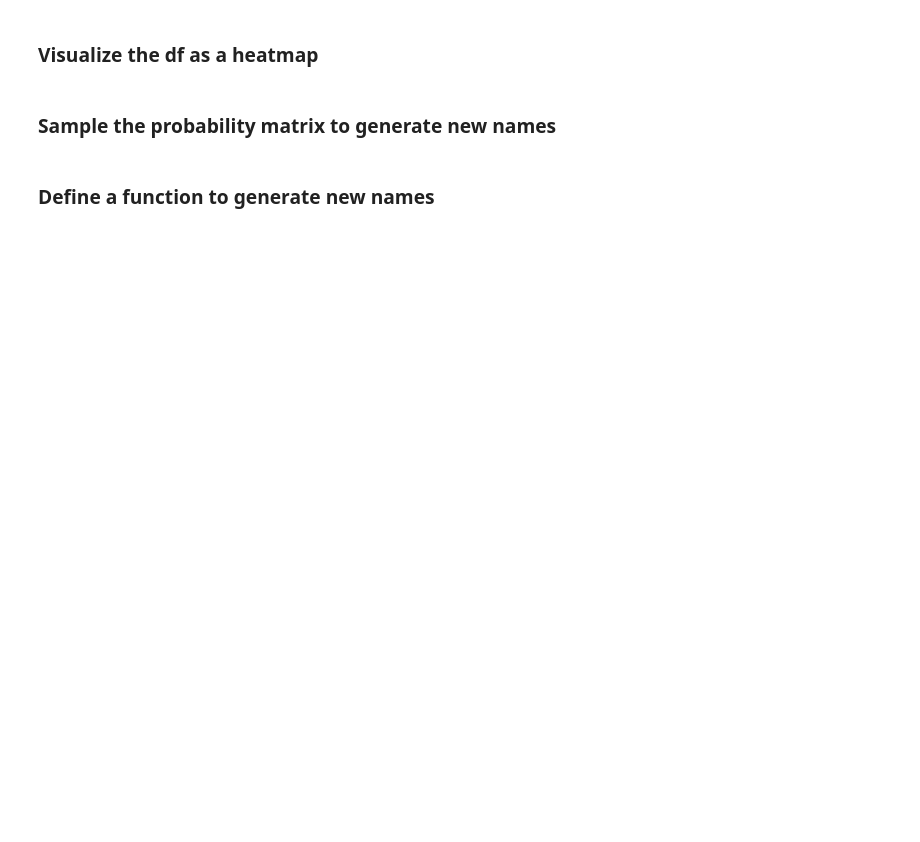
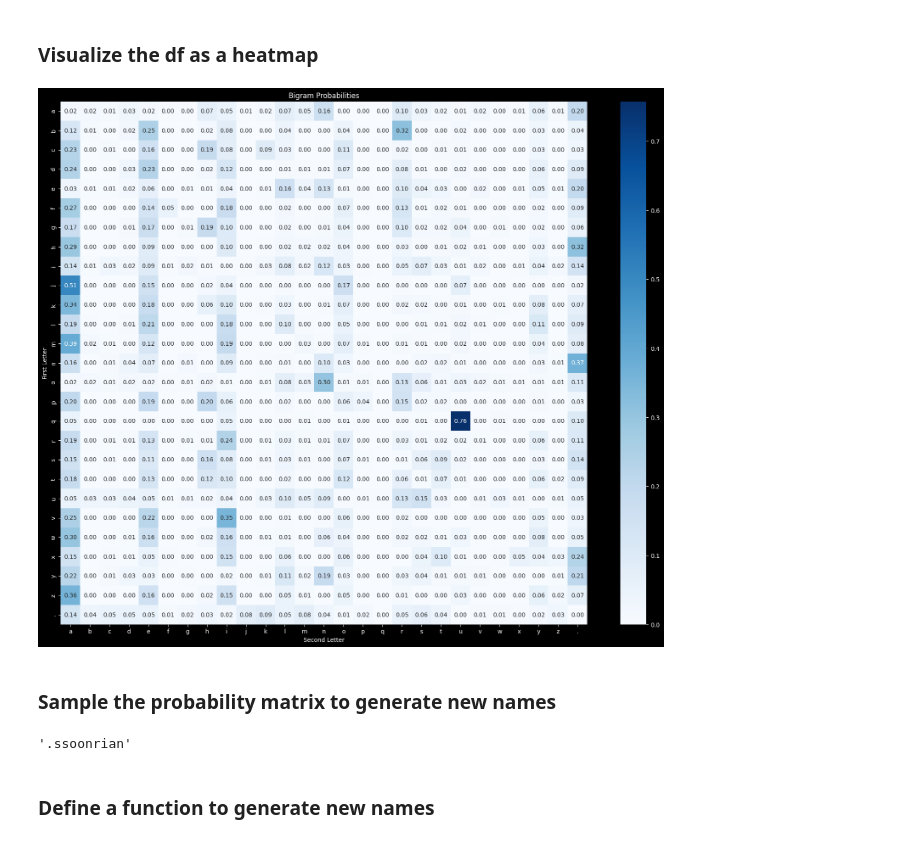
Before and after one commit to UH-MBBE/BE-491-Lecture-24, a Jupyter notebook: L24_notes.ipynb, the cells around one changed output. Cells and saved outputs as stored; diff of their text form; code cells hidden in the pictures; blank space fills up the shorter version.

```diff
--- a/L24_notes.ipynb
+++ b/L24_notes.ipynb
@@ -23,0 +63,5 @@ import random
+# %%
+# add start/end character to list
+chars.append('.')
+
+chars
@@ -24,2 +86,5 @@ import random
 # %%
 # create a matrix of zeros that is 27 x 27 using pandas
+bigram_df = pd.DataFrame(0, index=chars, columns=chars)
+
+bigram_df
@@ -27,0 +110,15 @@ import random
+# %%
+# count the bigrams in the names and update the dataframe
+for name in names:
+    # add start and end characters to the name
+    wrapped_name = '.' + name + '.'
+
+    # loop over the letters of the name
+    for index in range(len(wrapped_name) - 1):
+        first_letter = wrapped_name[index]
+        second_letter = wrapped_name[index + 1]
+
+        # update the dataframe
+        bigram_df.loc[first_letter, second_letter] += 1
+
+bigram_df
@@ -29,3 +145,6 @@ import random
 ### Convert the bigram df to frequency
 # %%
 # convert the counts to probabilities
+bigram_df = bigram_df.div(bigram_df.sum(axis=1), axis=0)
+
+bigram_df
@@ -36,9 +172,36 @@ import random
+# %%
+# create the frequency heatmap
+plt.figure(figsize=(20, 16))
+sns.heatmap(bigram_df, annot=True, cmap='Blues', fmt='.2f')
+plt.title('Bigram Probabilities')
+plt.xlabel('Second Letter')
+plt.ylabel('First Letter')
+plt.show()
+# %% [output]
+[figure, added]
 # %% [markdown]
 ### Sample the probability matrix to generate new names
 # %%
 # define a string to hold the name
-
+name = '.'
 
 # loop until we get a end character
+while True:
+    prev_letter = name[-1]
+
+    next_letter = random.choices(
+        population=chars,
+        weights=bigram_df.loc[prev_letter],
+        k=1
+    )[0]
+
+    if next_letter == '.':
+        break
+
+    name += next_letter
+
+name
+# %% [output]
+'.ssoonrian'
 # %% [markdown]
 ### Define a function to generate new names
```
Also changed, not shown: parts of 15 cells of this notebook.
